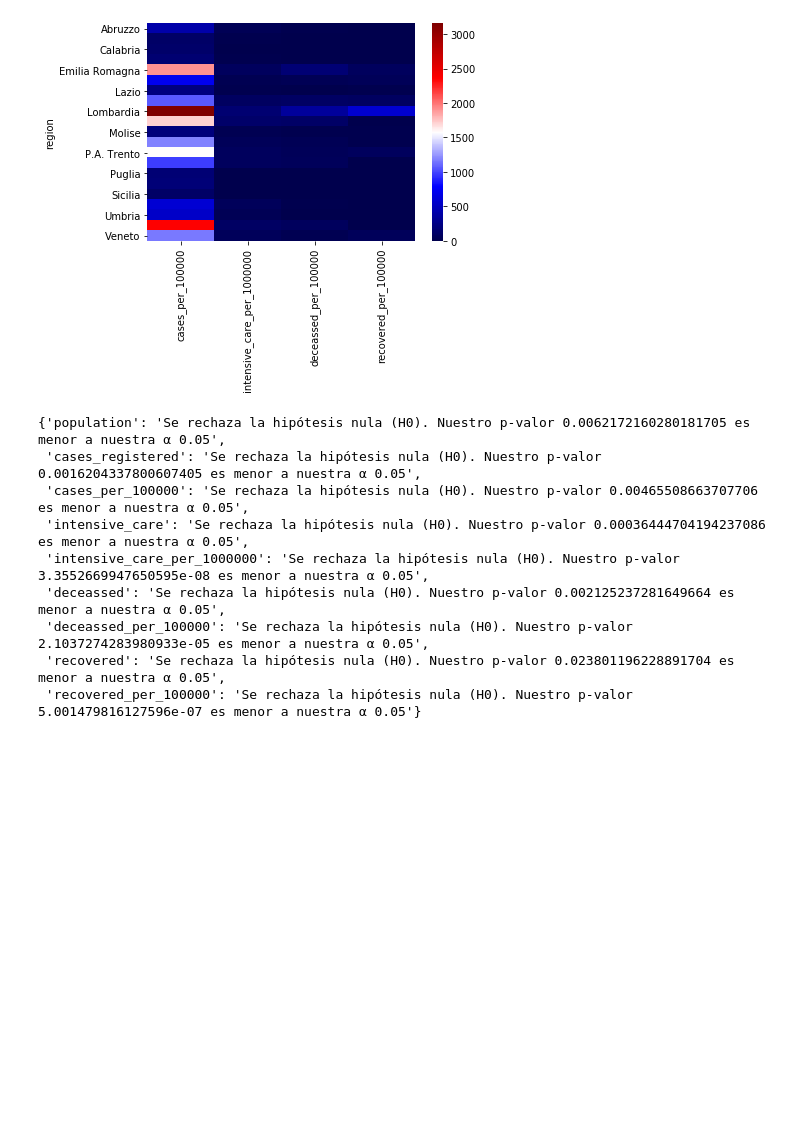
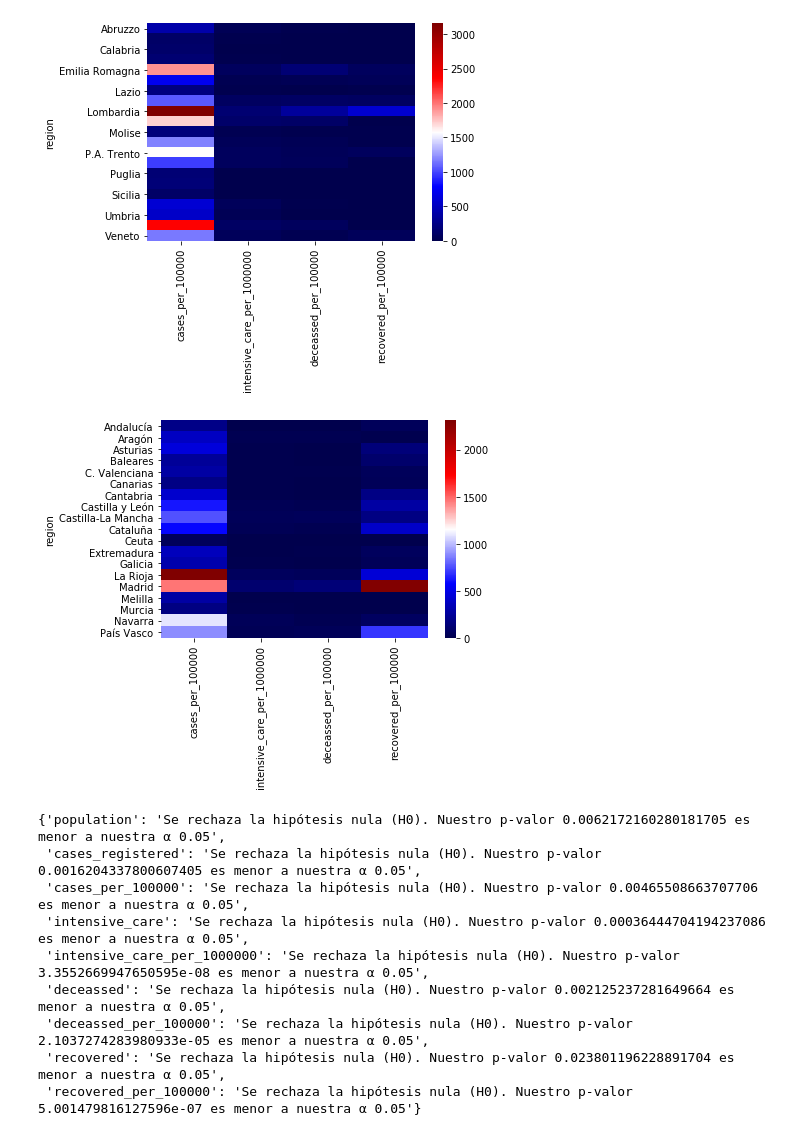
Before and after one commit to kalilu/project-statistical-analysis, a Jupyter notebook: Coronavirus API.ipynb, the cells around one changed output. Saved outputs shown, nothing was run; the diff lists cells and outputs as text; code cells hidden in the pictures; blank space fills up the shorter version.

```diff
--- a/Coronavirus API.ipynb
+++ b/Coronavirus API.ipynb
@@ -122,3 +105,6 @@ df_sp_it_fr_conf.head()
 | 2 | 2020-02-29 | 1.0 | Andalucía | Spain | 8414240.0 | 8.0 | 0.10 | ... |
 | 3 | 2020-03-01 | 1.0 | Andalucía | Spain | 8414240.0 | 12.0 | 0.14 | ... |
 | 4 | 2020-03-02 | 1.0 | Andalucía | Spain | 8414240.0 | 12.0 | 0.14 | ... |
+# %%
+df_sp_it_fr_conf['days_cases'] = df_sp_it_fr_conf[df_sp_it_fr_conf['cases_registered']>0].groupby(['country', 'region']).cumcount()+1
+df_sp_it_fr_conf['days_cases'] = df_sp_it_fr_conf['days_cases'].fillna(0).astype('int')
@@ -826,6 +648,11 @@ _ = sns.heatmap(pd.pivot_table(df_italia, index = 'region', aggfunc = "sum")[['c
        'intensive_care_per_1000000', 'deceassed_per_100000','recovered_per_100000']], cmap= "seismic")
 # %% [output]
 [figure]
+# %%
+_ = sns.heatmap(pd.pivot_table(df_spain, index = 'region', aggfunc = "sum")[['cases_per_100000',
+       'intensive_care_per_1000000', 'deceassed_per_100000','recovered_per_100000']], cmap= "seismic")
+# %% [output]
+[figure, added]
 # %%
 features = ['population','cases_registered', 'cases_per_100000', 'intensive_care',
        'intensive_care_per_1000000', 'deceassed', 'deceassed_per_100000',
```
Also changed, not shown: parts of 67 cells of this notebook.
